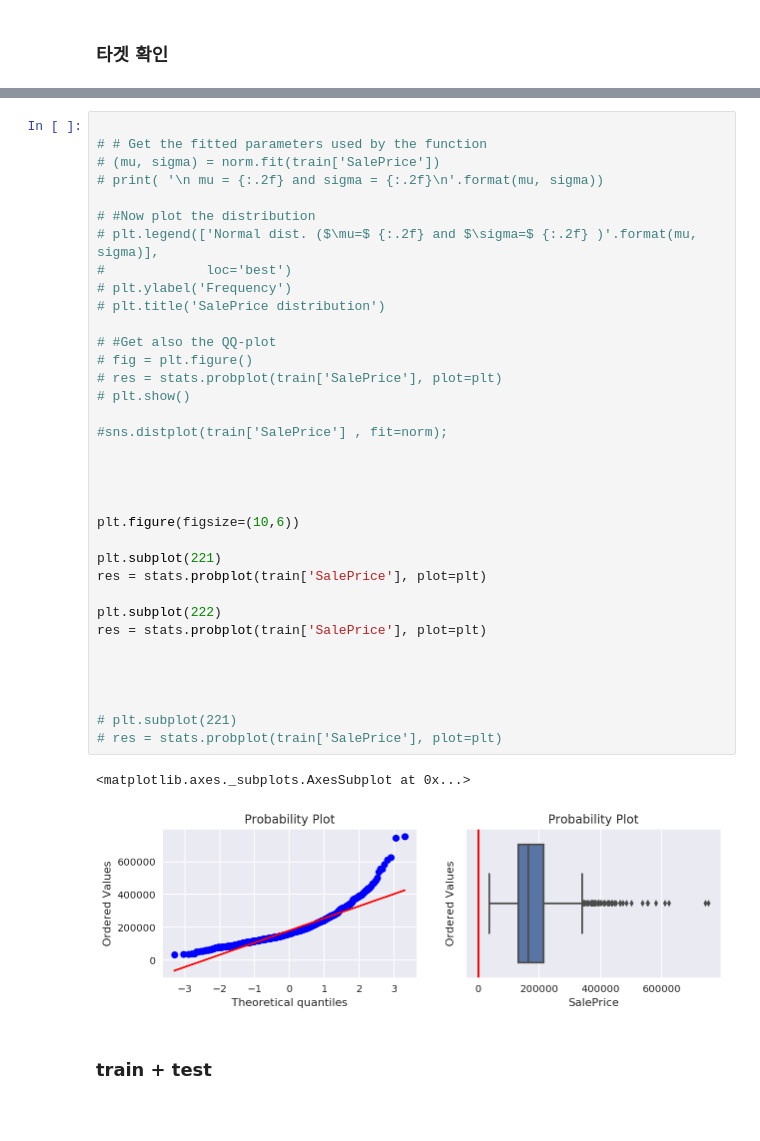
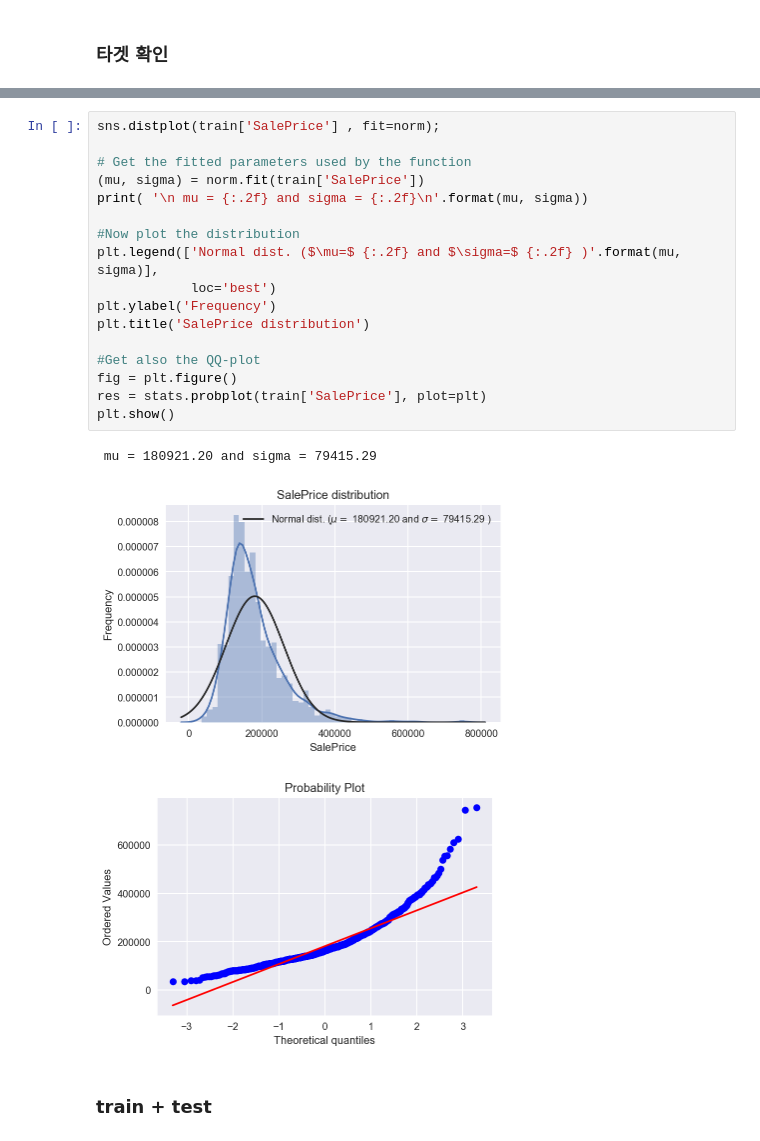
Before and after one commit to kish191919/House_Price_Project_by_Python, a Jupyter notebook: EDA2_byaracho.ipynb, the cells around one changed output, grey strips where cells are left out. Drawn from its saved outputs; the diff is of its cells as text; blank space fills up the shorter version.

```diff
--- a/EDA2_byaracho.ipynb
+++ b/EDA2_byaracho.ipynb
@@ -47,41 +145,24 @@ train['SalePrice'].describe()
 # %%
+sns.distplot(train['SalePrice'] , fit=norm);
 
-# # Get the fitted parameters used by the function
-# (mu, sigma) = norm.fit(train['SalePrice'])
-# print( '\n mu = {:.2f} and sigma = {:.2f}\n'.format(mu, sigma))
+# Get the fitted parameters used by the function
+(mu, sigma) = norm.fit(train['SalePrice'])
+print( '\n mu = {:.2f} and sigma = {:.2f}\n'.format(mu, sigma))
 
-# #Now plot the distribution
-# plt.legend(['Normal dist. ($\mu=$ {:.2f} and $\sigma=$ {:.2f} )'.format(mu, sigma)],
-#             loc='best')
-# plt.ylabel('Frequency')
-# plt.title('SalePrice distribution')
+#Now plot the distribution
+plt.legend(['Normal dist. ($\mu=$ {:.2f} and $\sigma=$ {:.2f} )'.format(mu, sigma)],
+            loc='best')
+plt.ylabel('Frequency')
+plt.title('SalePrice distribution')
 
-# #Get also the QQ-plot
-# fig = plt.figure()
-# res = stats.probplot(train['SalePrice'], plot=plt)
-# plt.show()
-
-#sns.distplot(train['SalePrice'] , fit=norm);
-
-
-
-
-plt.figure(figsize=(10,6))
-
-plt.subplot(221)
+#Get also the QQ-plot
+fig = plt.figure()
 res = stats.probplot(train['SalePrice'], plot=plt)
-
-plt.subplot(222)
-res = stats.probplot(train['SalePrice'], plot=plt)
-
-
-
-
-# plt.subplot(221)
-# res = stats.probplot(train['SalePrice'], plot=plt)
+plt.show()
 # %% [output]
-<matplotlib.axes._subplots.AxesSubplot at 0x...>
+ mu = 180921.20 and sigma = 79415.29
-[figure, old version]
+[figure, new version]
+[figure, added]
 # %% [markdown]
 ### train + test
 # %%
```
Also changed, not shown: parts of 26 cells of this notebook, 1 other file.
